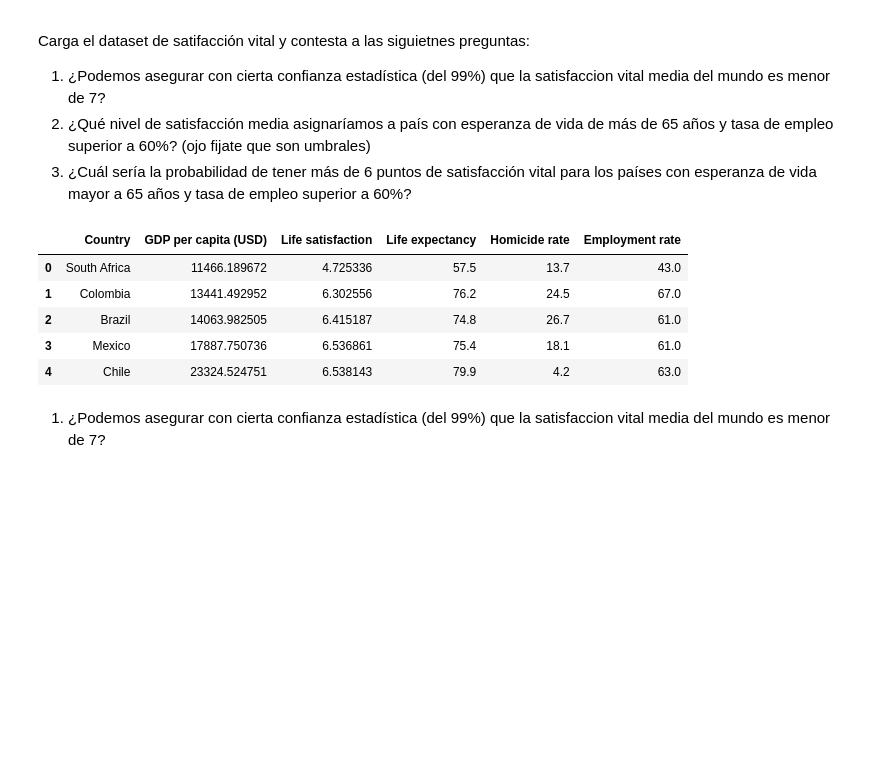
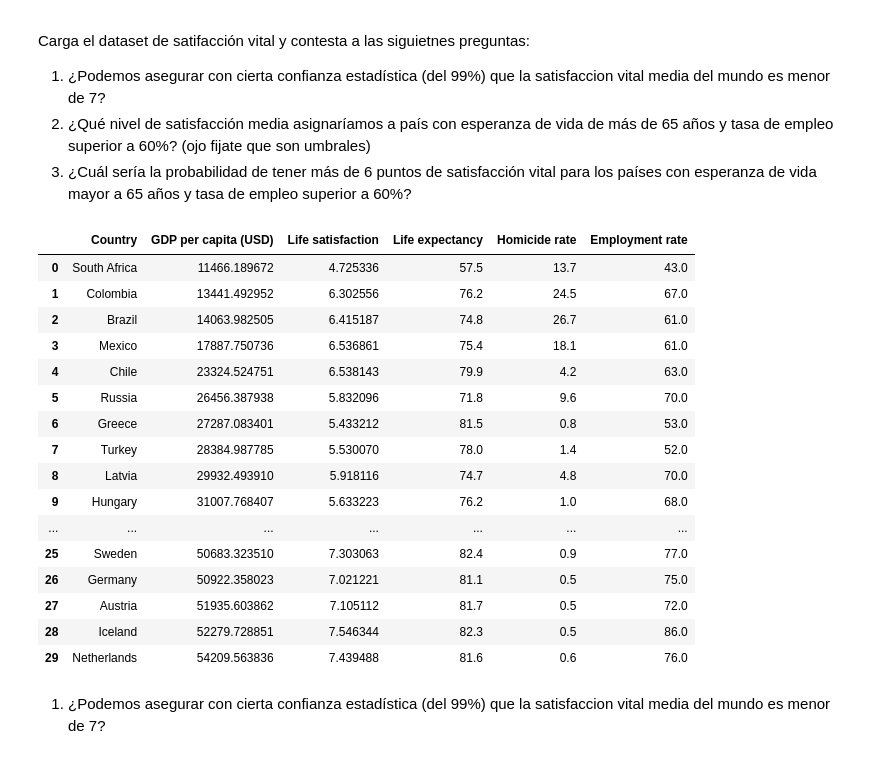
Before and after one commit to dianahoyos/DS_Online_Diana_Hoyos, a Jupyter notebook: 04_Machine_Learning/Sprint_09/Unidad_01_Estadistica_Inferencial/03_Practica_Obligatoria/18_Practica_Obligatoria_Estadistica_Inferencial.ipynb, the cells around one changed output. Saved outputs shown, nothing was run; the diff lists cells and outputs as text; code cells hidden in the pictures; blank space fills up the shorter version.

```diff
--- a/04_Machine_Learning/Sprint_09/Unidad_01_Estadistica_Inferencial/03_Practica_Obligatoria/18_Practica_Obligatoria_Estadistica_Inferencial.ipynb
+++ b/04_Machine_Learning/Sprint_09/Unidad_01_Estadistica_Inferencial/03_Practica_Obligatoria/18_Practica_Obligatoria_Estadistica_Inferencial.ipynb
@@ -190,14 +263,25 @@ Carga el dataset de satifacción vital y contesta a las siguietnes preguntas:
 # %%
 
 df_lifesat = pd.read_csv("./data/lifesat_full.csv")
-df_lifesat.head()
+df_lifesat.head(30)
 # %% [output]
 |  | Country | GDP per capita (USD) | Life satisfaction | Life expectancy | Homicide rate | Employment rate |
 | 0 | South Africa | 11466.189672 | 4.725336 | 57.5 | 13.7 | 43.0 |
 | 1 | Colombia | 13441.492952 | 6.302556 | 76.2 | 24.5 | 67.0 |
 | 2 | Brazil | 14063.982505 | 6.415187 | 74.8 | 26.7 | 61.0 |
 | 3 | Mexico | 17887.750736 | 6.536861 | 75.4 | 18.1 | 61.0 |
 | 4 | Chile | 23324.524751 | 6.538143 | 79.9 | 4.2 | 63.0 |
+| 5 | Russia | 26456.387938 | 5.832096 | 71.8 | 9.6 | 70.0 |
+| 6 | Greece | 27287.083401 | 5.433212 | 81.5 | 0.8 | 53.0 |
+| 7 | Turkey | 28384.987785 | 5.530070 | 78.0 | 1.4 | 52.0 |
+| 8 | Latvia | 29932.493910 | 5.918116 | 74.7 | 4.8 | 70.0 |
+| 9 | Hungary | 31007.768407 | 5.633223 | 76.2 | 1.0 | 68.0 |
+| ... | ... | ... | ... | ... | ... | ... |
+| 25 | Sweden | 50683.323510 | 7.303063 | 82.4 | 0.9 | 77.0 |
+| 26 | Germany | 50922.358023 | 7.021221 | 81.1 | 0.5 | 75.0 |
+| 27 | Austria | 51935.603862 | 7.105112 | 81.7 | 0.5 | 72.0 |
+| 28 | Iceland | 52279.728851 | 7.546344 | 82.3 | 0.5 | 86.0 |
+| 29 | Netherlands | 54209.563836 | 7.439488 | 81.6 | 0.6 | 76.0 |
 # %% [markdown]
 1. ¿Podemos asegurar con cierta confianza estadística (del 99%) que la satisfaccion vital media del mundo es menor de 7?
 # %% [markdown]
```
Also changed, not shown: parts of 10 cells of this notebook, 8 other files.
